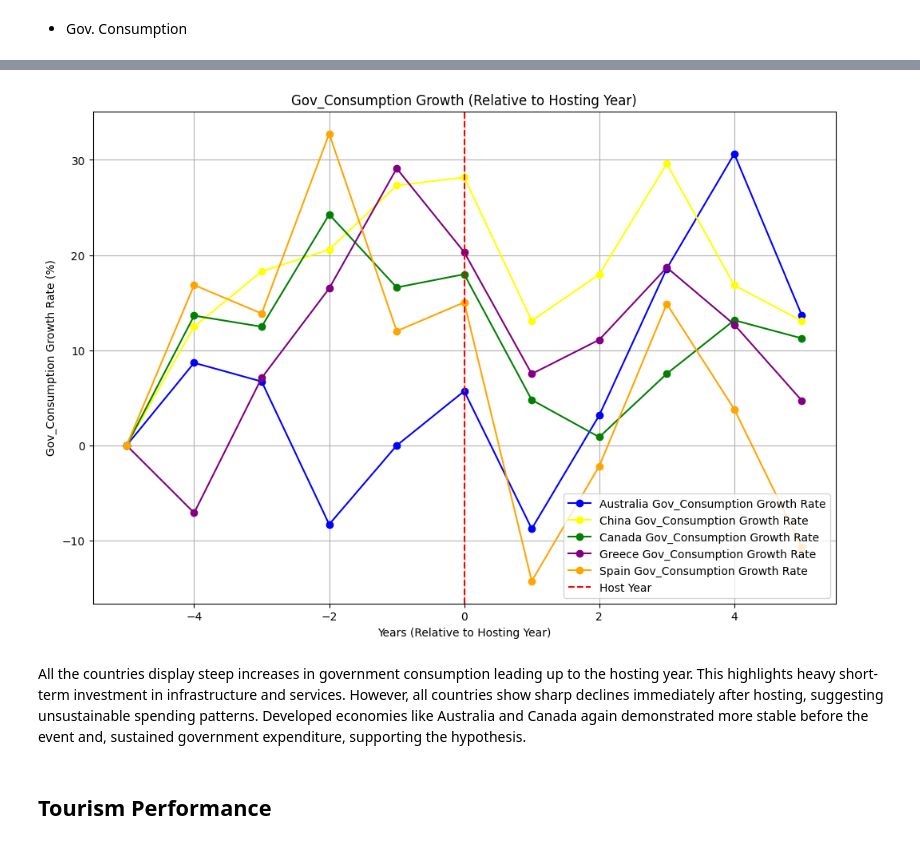
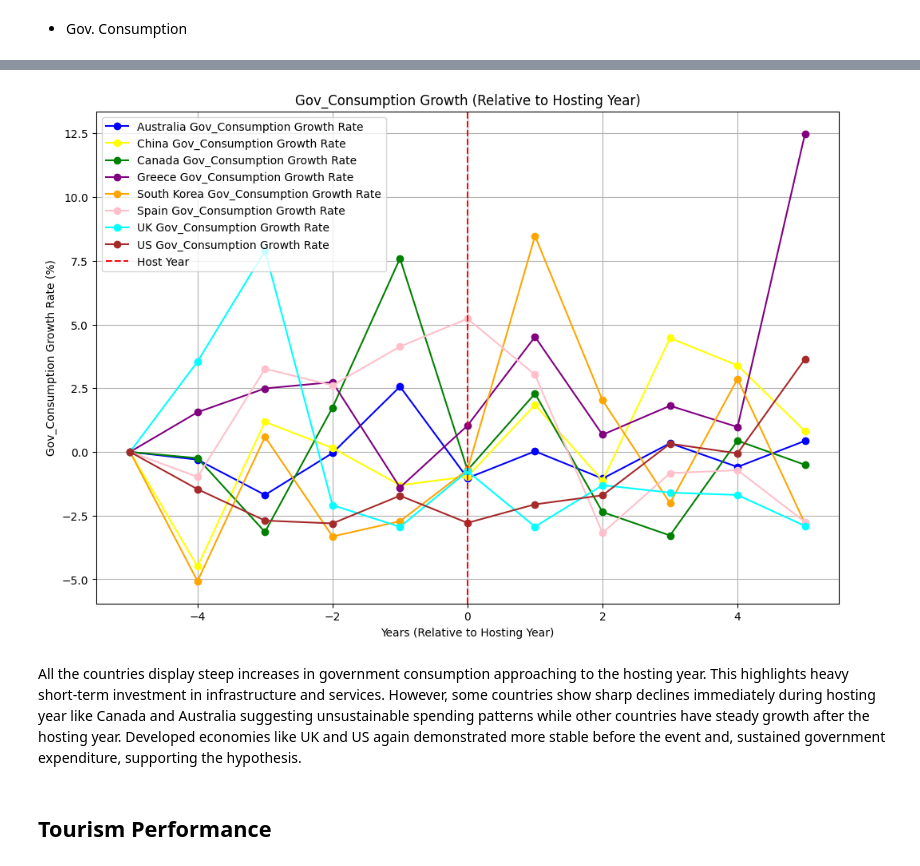
Before and after one commit to Ray-Gizzy/2024Fall_projects, a Jupyter notebook: Visualization.ipynb, the cells around one changed output, grey strips where cells are left out. Drawn from its saved outputs; the diff is of its cells as text; code cells hidden in the pictures.

```diff
--- a/Visualization.ipynb
+++ b/Visualization.ipynb
@@ -379,10 +379,10 @@ countries_data = [
     {'name': 'China', 'year_range': (2003, 2013), 'host_year': 2008},
     {'name': 'Canada', 'year_range': (1971, 1981), 'host_year': 1976},
     {'name': 'Greece', 'year_range': (1999, 2009), 'host_year': 2004},
-    {'name': 'South Korea', 'year_range': (1983, 1993), 'host_year': 1988},
+    {'name': 'Korea, Rep.', 'year_range': (1983, 1993), 'host_year': 1988},
     {'name': 'Spain', 'year_range': (1987, 1997), 'host_year': 1992},
-    {'name': 'UK', 'year_range': (2007, 2017), 'host_year': 2012},
-    {'name': 'USA', 'year_range': (1991, 2001), 'host_year': 1996}
+    {'name': 'United Kingdom', 'year_range': (2007, 2017), 'host_year': 2012},
+    {'name': 'United States', 'year_range': (1991, 2001), 'host_year': 1996}
 ]
 
 processed_data = {}
@@ -392,7 +392,7 @@ for country_data in countries_data:
     try:
         # Preprocess FDI data
         fdi_df = preprocess_csv_type3(
-            file_path='data/Foreign_Direct _Investment.csv',
+            file_path='data/FDI.csv',
             country_column='Country Name',
             countries=[country_data['name']],
             year_column='Year',
@@ -543,7 +550,7 @@ GR_gov_consume = preprocess_csv_type3(
 KOR_gov_consume = preprocess_csv_type3(
     file_path='data/Government_consumption.csv',
     country_column='Country Name',
-    countries=['South Korea'],
+    countries=['Korea, Rep.'],
     year_column='Year',
     year_range=(1983, 1993),
     skip_rows=3,
@@ -567,7 +574,7 @@ ES_gov_consume = preprocess_csv_type3(
 UK_gov_consume = preprocess_csv_type3(
     file_path='data/Government_consumption.csv',
     country_column='Country Name',
-    countries=['UK'],
+    countries=['United Kingdom'],
     year_column='Year',
     year_range=(2007, 2017),
     skip_rows=3,
@@ -579,7 +586,7 @@ UK_gov_consume = preprocess_csv_type3(
 US_gov_consume = preprocess_csv_type3(
     file_path='data/Government_consumption.csv',
     country_column='Country Name',
-    countries=['USA'],
+    countries=['United States'],
     year_column='Year',
     year_range=(1991, 2001),
     skip_rows=3,
@@ -708,27 +719,33 @@ IndexError: list index out of range
 # %%
 growth_rate_plot(
     dfs=[
         cleaned_df1_gov_consume,  # Australia
         cleaned_df2_gov_consume,  # China
         cleaned_df3_gov_consume,  # Canada
         cleaned_df4_gov_consume,  # Greece
-        cleaned_df6_gov_consume   # Spain
+        cleaned_df5_gov_consume,  # South Korea
+        cleaned_df6_gov_consume,  # Spain
+        cleaned_df7_gov_consume,  # UK
+        cleaned_df8_gov_consume   # US
     ],
     countries=[
         "Australia",
         "China",
         "Canada",
         "Greece",
-        "Spain"
+        "South Korea",
+        "Spain",
+        "UK",
+        "US"
     ],
     metric="Gov_Consumption",
     colors=None  # Use default colors or specify a list of distinct colors
 )
 # %% [output]
-[figure, old version]
+[figure, new version]
 # %% [markdown]
-All the countries display steep increases in government consumption leading up to the hosting year. This highlights heavy short-term investment in infrastructure and services. However, all countries show sharp declines immediately after hosting, suggesting unsustainable spending patterns.
-Developed economies like Australia and Canada again demonstrated more stable before the event and, sustained government expenditure, supporting the hypothesis.
+All the countries display steep increases in government consumption approaching to the hosting year. This highlights heavy short-term investment in infrastructure and services. However, some countries show sharp declines immediately during hosting year like Canada and Australia suggesting unsustainable spending patterns while other countries have steady growth after the hosting year.
+Developed economies like UK and US again demonstrated more stable before the event and, sustained government expenditure, supporting the hypothesis.
 # %% [markdown]
 ## Tourism Performance
 # %%
```
Also changed, not shown: parts of 8 cells of this notebook.
